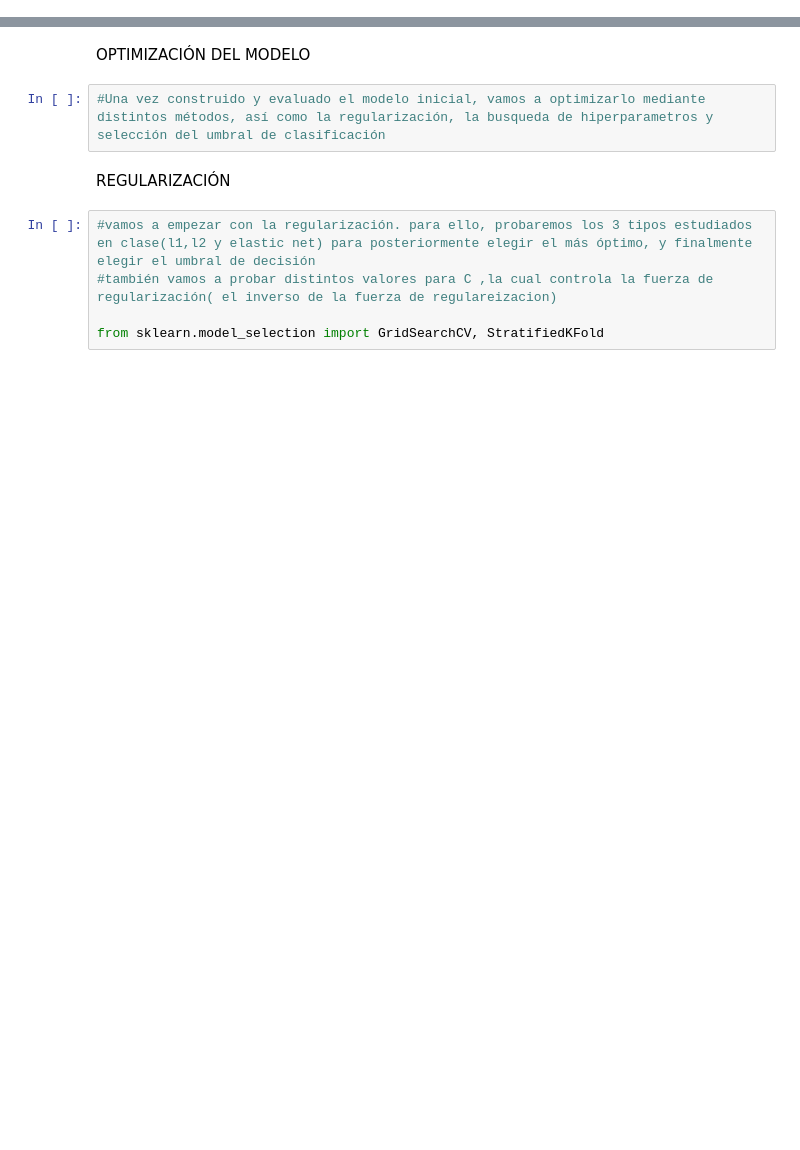
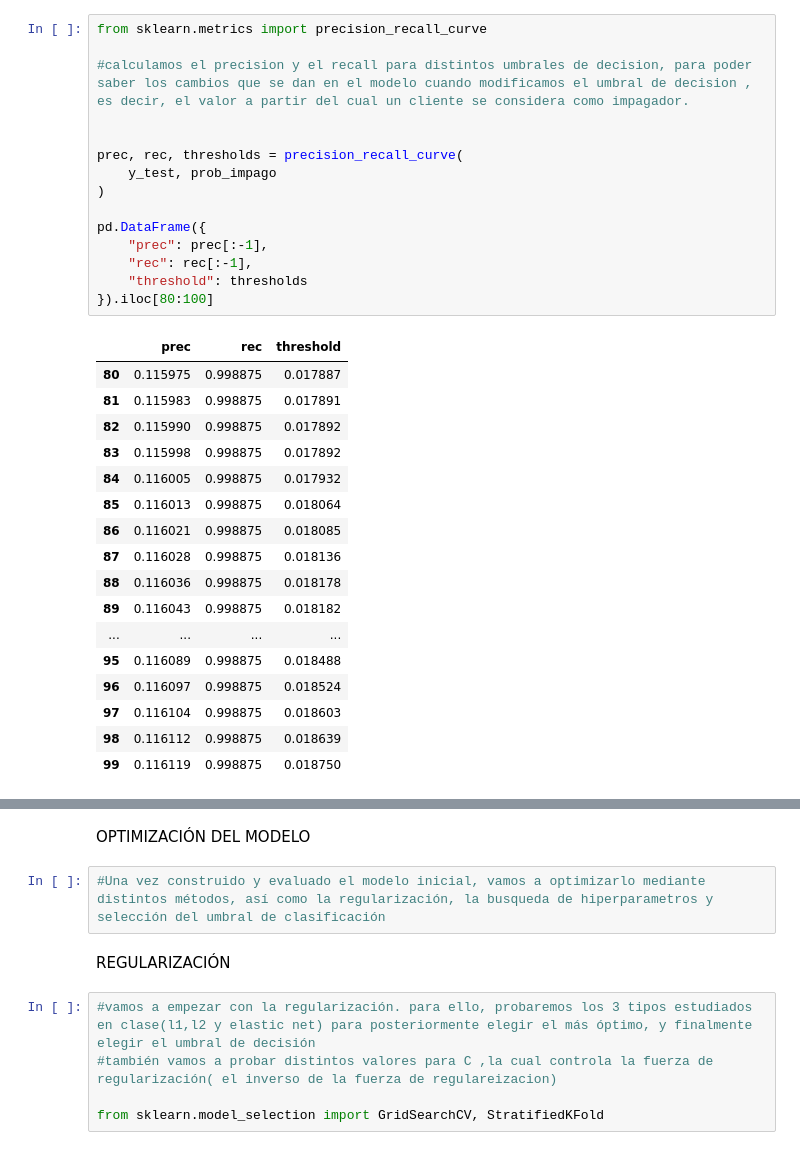
Before and after one commit to NaiaArroyo/RETO-5-NARANJA, a Jupyter notebook: regresion_logistica.ipynb, the cells around one changed output, grey strips where cells are left out. Drawn from its saved outputs; the diff is of its cells as text; blank space fills up the shorter version.

```diff
--- a/regresion_logistica.ipynb
+++ b/regresion_logistica.ipynb
@@ -213,0 +226,33 @@ Primeras clasificaciones:
+# %%
+from sklearn.metrics import precision_recall_curve
+
+#calculamos el precision y el recall para distintos umbrales de decision, para poder saber los cambios que se dan en el modelo cuando modificamos el umbral de decision , es decir, el valor a partir del cual un cliente se considera como impagador.
+
+
+prec, rec, thresholds = precision_recall_curve(
+    y_test, prob_impago
+)
+
+pd.DataFrame({
+    "prec": prec[:-1],
+    "rec": rec[:-1],
+    "threshold": thresholds
+}).iloc[80:100]
+# %% [output]
+|  | prec | rec | threshold |
+| 80 | 0.115975 | 0.998875 | 0.017887 |
+| 81 | 0.115983 | 0.998875 | 0.017891 |
+| 82 | 0.115990 | 0.998875 | 0.017892 |
+| 83 | 0.115998 | 0.998875 | 0.017892 |
+| 84 | 0.116005 | 0.998875 | 0.017932 |
+| 85 | 0.116013 | 0.998875 | 0.018064 |
+| 86 | 0.116021 | 0.998875 | 0.018085 |
+| 87 | 0.116028 | 0.998875 | 0.018136 |
+| 88 | 0.116036 | 0.998875 | 0.018178 |
+| 89 | 0.116043 | 0.998875 | 0.018182 |
+| ... | ... | ... | ... |
+| 95 | 0.116089 | 0.998875 | 0.018488 |
+| 96 | 0.116097 | 0.998875 | 0.018524 |
+| 97 | 0.116104 | 0.998875 | 0.018603 |
+| 98 | 0.116112 | 0.998875 | 0.018639 |
+| 99 | 0.116119 | 0.998875 | 0.018750 |
```
Also changed, not shown: parts of 59 cells of this notebook, 7 other files.
